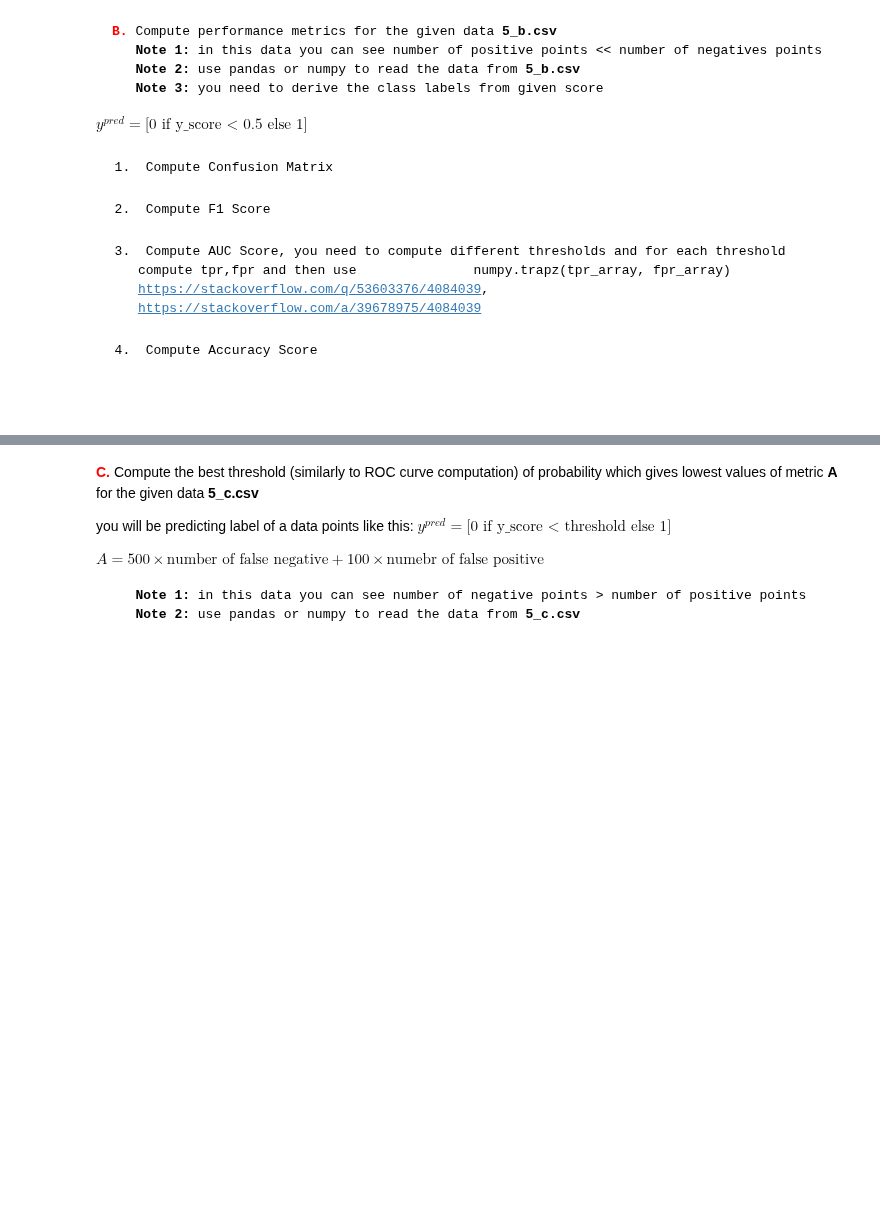
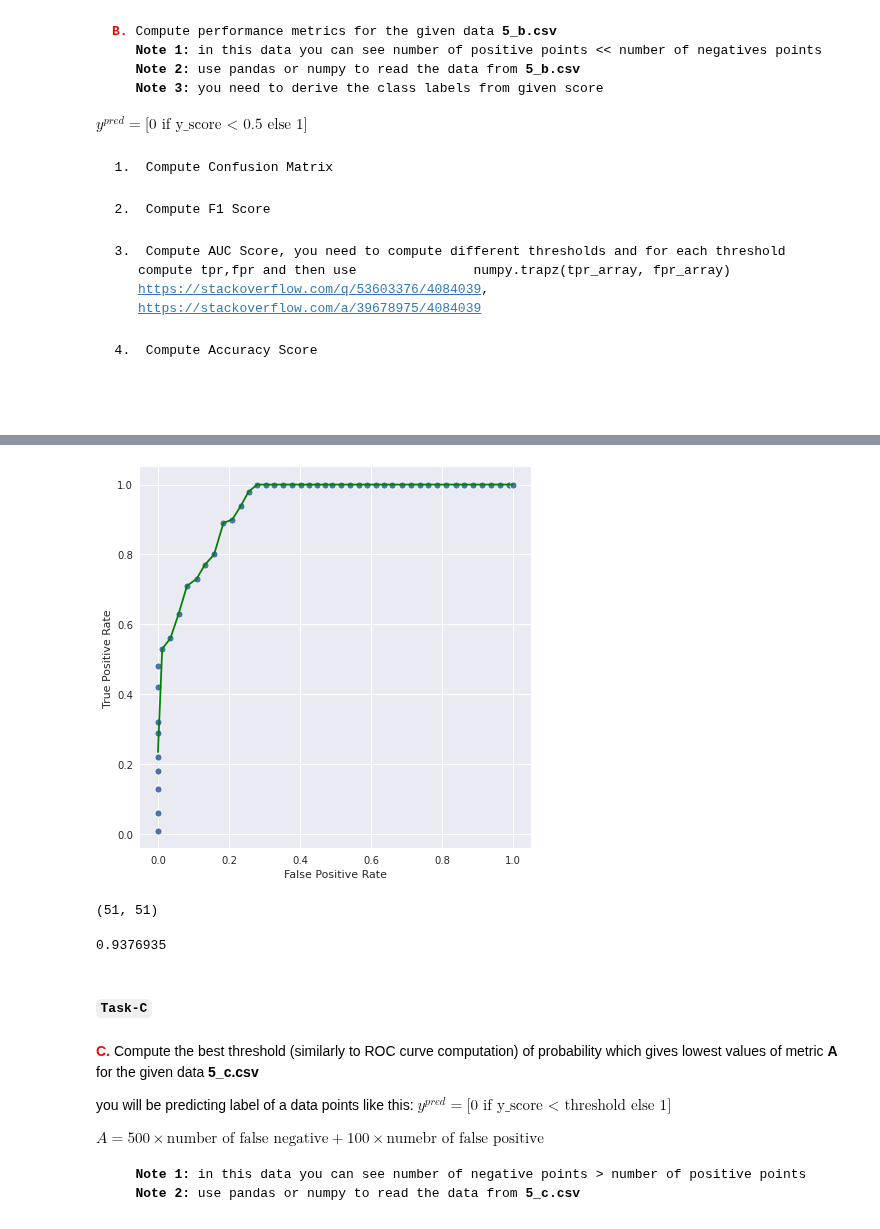
Before and after one commit to raj-shr-git/AAIC_Practice, a Jupyter notebook: ASSIGNMENTS/5.Perf_Metrics/5_Performance_metrics_Instructions.ipynb, the cells around one changed output, grey strips where cells are left out. Cells and saved outputs as stored; diff of their text form; code cells hidden in the pictures; blank space fills up the shorter version.

```diff
--- a/ASSIGNMENTS/5.Perf_Metrics/5_Performance_metrics_Instructions.ipynb
+++ b/ASSIGNMENTS/5.Perf_Metrics/5_Performance_metrics_Instructions.ipynb
@@ -40,0 +280,2 @@ import pandas as pd
+# %%
+task_b_scores['y_pred'] = task_b_scores['y_score'].apply(lambda val: 0 if val < 0.5 else 1)
@@ -41,3 +305,25 @@ import pandas as pd
+# %%
+tpr_arr, fpr_arr = roc_auc_scr(task_b_scores)
+# %%
+with plt.style.context('seaborn'):
+    plt.figure(figsize=(7,7))
+    sns.scatterplot(x=fpr_arr,y=tpr_arr,palette='twilight')
+    sns.lineplot(x=fpr_arr,y=tpr_arr,color='green')
+    plt.xlabel('False Positive Rate')
+    plt.ylabel('True Positive Rate')
+# %% [output]
+[figure, added]
+# %%
+len(tpr_arr),len(fpr_arr)
+# %% [output]
+(51, 51)
+# %%
+## AUC Score
+np.trapz(tpr_arr,fpr_arr)
+# %% [output]
+0.9376935
+# %% [markdown]
+#### **`Task-C`**
 # %% [markdown]
 <font color='red'><b>C.</b></font> Compute the best threshold (similarly to ROC curve computation) of probability which gives lowest values of metric <b>A</b> for the given data <strong>5_c.csv</strong>
 <br>
```
Also changed, not shown: parts of 40 cells of this notebook.
